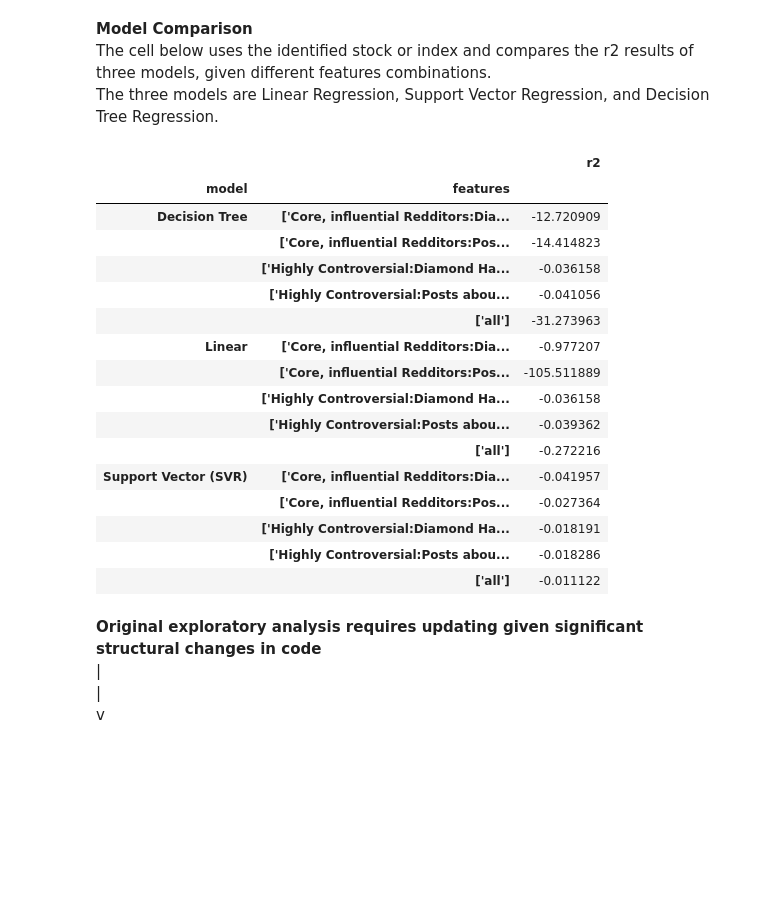
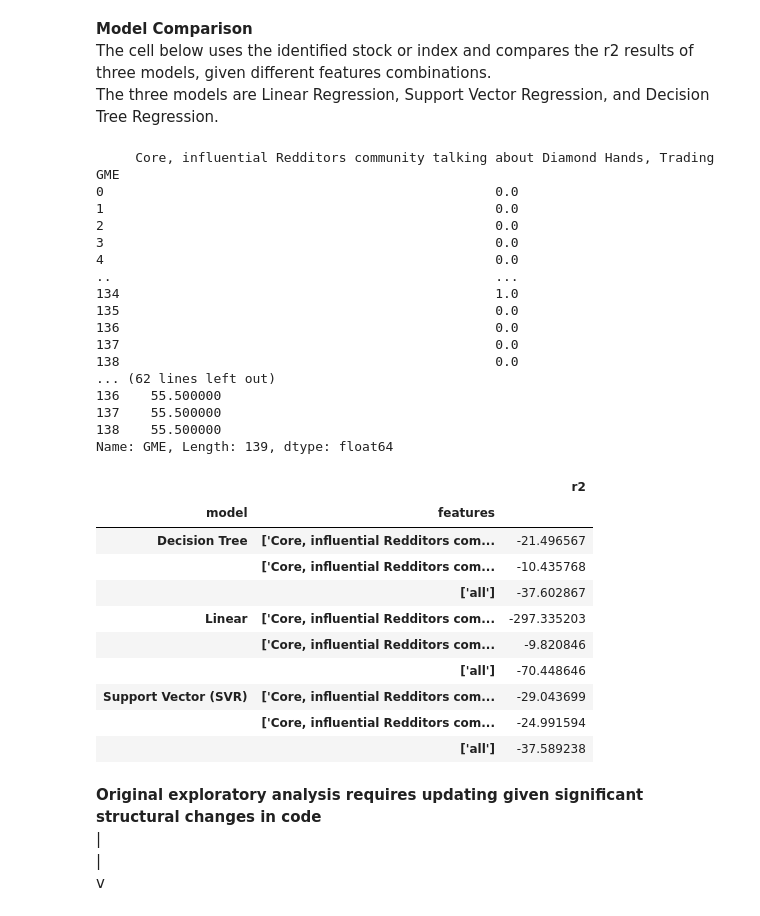
Before and after one commit to carldebski/mads_milestone_II, a Jupyter notebook: cdebski_milestone_II/model_comparison.ipynb, the cells around one changed output. Cells and saved outputs as stored; diff of their text form; code cells hidden in the pictures; blank space fills up the shorter version.

```diff
--- a/cdebski_milestone_II/model_comparison.ipynb
+++ b/cdebski_milestone_II/model_comparison.ipynb
@@ -11,53 +11,62 @@ The three models are Linear Regression, Support Vector Regression, and Decision
 from daily_stock_price import get_stock_prices
 from supervised_data_prep import pre_process_data
 from supervised_modeling import model_comparison
 
 # identify the ticker for the selected stock / index
 # list feature groups to be used as training data for the model comparison
 TICKER = 'GME'
-FEATURES = [['Core, influential Redditors:Diamond Hands, Trading GME'],
-            ['Highly Controversial:Diamond Hands, Trading GME'],
-            ['Core, influential Redditors:Posts about shorts/short squeeze'],
-            ['Highly Controversial:Posts about shorts/short squeeze'],
+FEATURES = [['Core, influential Redditors community talking about Diamond Hands, Trading GME'],
+            ['Core, influential Redditors community talking about GME Observations (Price, Volume, Holders, etc.)'],
             ['all']]
 
 # retrive training and test reddit data for model comparison and scoring (note: validation set is not included in data below, data > Sept30th)
 df_communites = pd.read_csv('../koigawa_milestone_II/community_output_gme_train.csv')
 df_topics = pd.read_csv('../smoilanen_milestone_II/df_train.csv')
 #print(df_communites['community_label_str'].unique())
 #print(df_topics['topic'].unique())
 
 # retrive stock prices for the same time period as above
 MIN_DATE = df_communites['date'].min()[:10]
 MAX_DATE = df_communites['date'].max()[:10]
 df_prices = get_stock_prices(TICKER, start=MIN_DATE, end=MAX_DATE)
 
 # data from market and reddit is combined, cleaned
 # selections for feature shifting, rolling average, or stock price edits can be made here
-df_pre_processed = pre_process_data(df_prices, df_communites, df_topics, MIN_DATE, MAX_DATE, TICKER, shift=1, rolling_avg=0, stock_price='diff')
+df_pre_processed = pre_process_data(df_prices, df_communites, df_topics, MIN_DATE, MAX_DATE, TICKER, shift=0, rolling_avg=0, stock_price='orig')
 
 # compare three models using different feature selections
 results = model_comparison(df_pre_processed, TICKER, features=FEATURES)
 results = results.groupby(['model', 'features'])['r2'].mean().to_frame()
 results
 # %% [output]
+     Core, influential Redditors community talking about Diamond Hands, Trading GME
+0                                                  0.0
+1                                                  0.0
+2                                                  0.0
+3                                                  0.0
+4                                                  0.0
+..                                                 ...
+134                                                1.0
+135                                                0.0
+136                                                0.0
+137                                                0.0
+138                                                0.0
+... (62 lines left out)
+136    55.500000
+137    55.500000
+138    55.500000
+Name: GME, Length: 139, dtype: float64
 |  |  | r2 |
 | model | features |  |
-| Decision Tree | ['Core, influential Redditors:Dia... | -12.720909 |
-|  | ['Core, influential Redditors:Pos... | -14.414823 |
-|  | ['Highly Controversial:Diamond Ha... | -0.036158 |
-|  | ['Highly Controversial:Posts abou... | -0.041056 |
-|  | ['all'] | -31.273963 |
-| Linear | ['Core, influential Redditors:Dia... | -0.977207 |
-|  | ['Core, influential Redditors:Pos... | -105.511889 |
-|  | ['Highly Controversial:Diamond Ha... | -0.036158 |
-|  | ['Highly Controversial:Posts abou... | -0.039362 |
-|  | ['all'] | -0.272216 |
-| Support Vector (SVR) | ['Core, influential Redditors:Dia... | -0.041957 |
-|  | ['Core, influential Redditors:Pos... | -0.027364 |
-|  | ['Highly Controversial:Diamond Ha... | -0.018191 |
-|  | ['Highly Controversial:Posts abou... | -0.018286 |
-|  | ['all'] | -0.011122 |
+| Decision Tree | ['Core, influential Redditors com... | -21.496567 |
+|  | ['Core, influential Redditors com... | -10.435768 |
+|  | ['all'] | -37.602867 |
+| Linear | ['Core, influential Redditors com... | -297.335203 |
+|  | ['Core, influential Redditors com... | -9.820846 |
+|  | ['all'] | -70.448646 |
+| Support Vector (SVR) | ['Core, influential Redditors com... | -29.043699 |
+|  | ['Core, influential Redditors com... | -24.991594 |
+|  | ['all'] | -37.589238 |
 # %% [markdown]
 **Original exploratory analysis requires updating given significant structural changes in code**\
 |\
```
Also changed, not shown: 3 other files.
